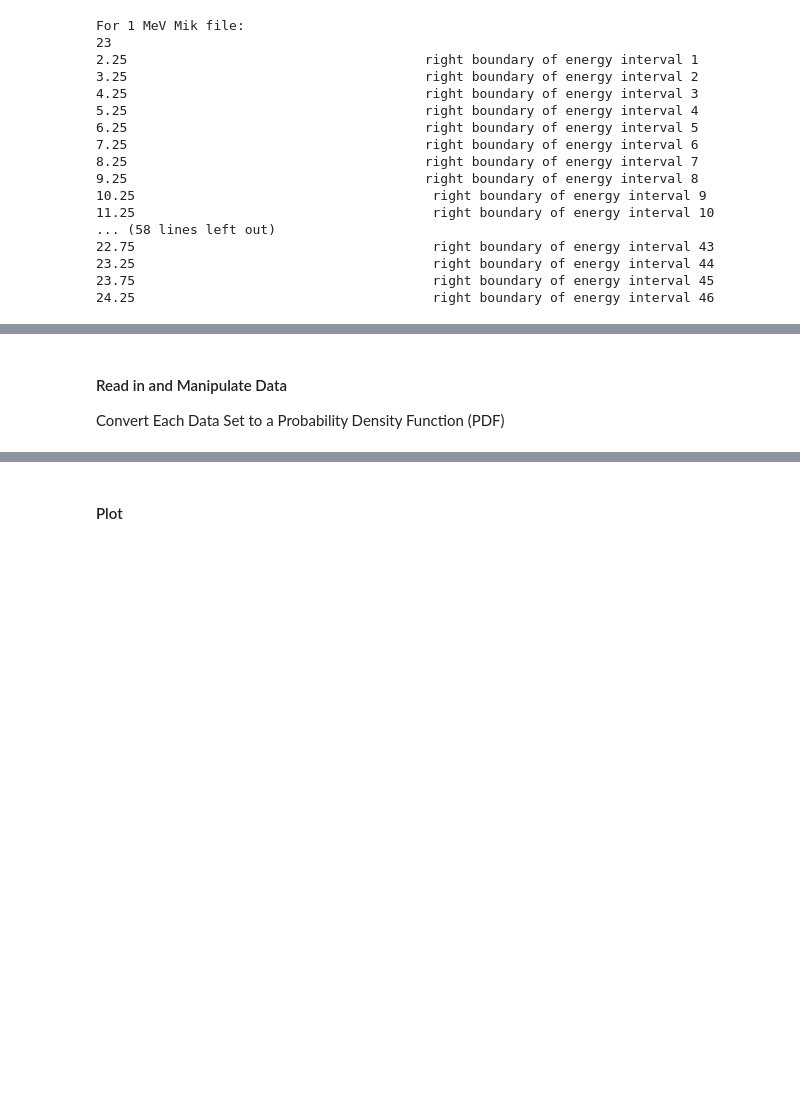
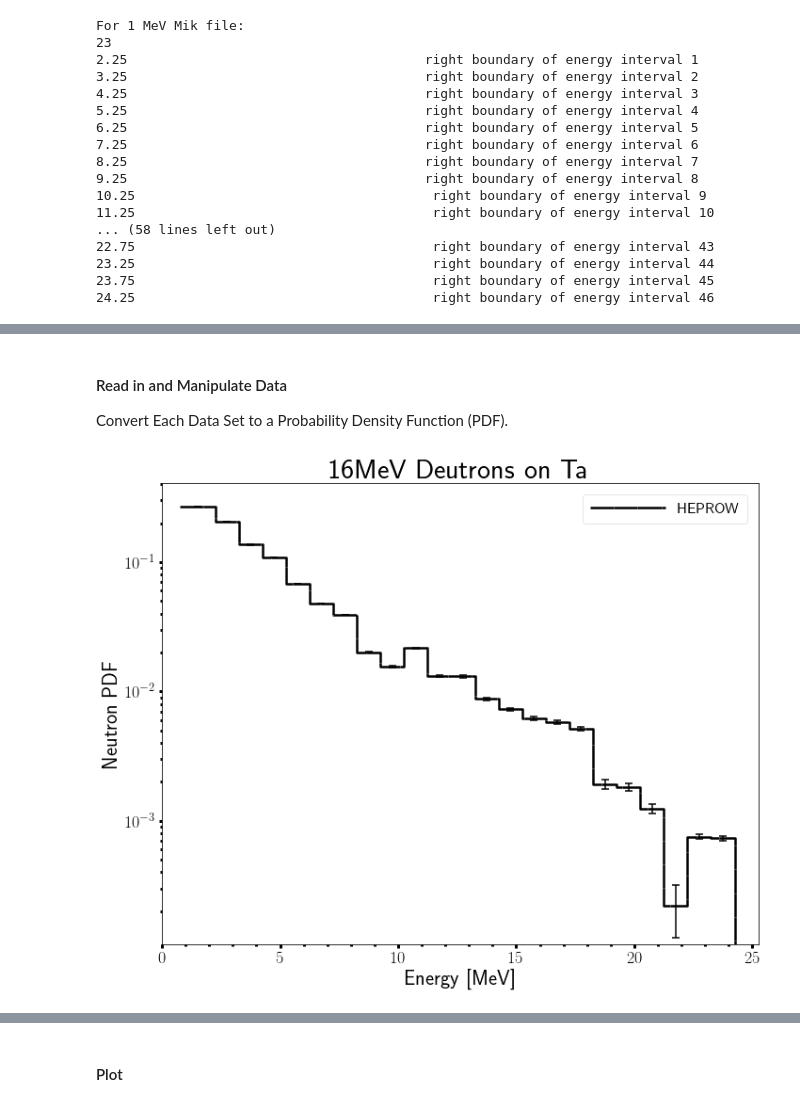
Before and after one commit to 2lambda123/88_Data, a Jupyter notebook: Experiments/PHS/16MeVTa/16MeVTa.ipynb, the cells around one changed output, grey strips where cells are left out. Drawn from its saved outputs; the diff is of its cells as text; code cells hidden in the pictures; blank space fills up the shorter version.

```diff
--- a/Experiments/PHS/16MeVTa/16MeVTa.ipynb
+++ b/Experiments/PHS/16MeVTa/16MeVTa.ipynb
@@ -948,4 +963,23 @@ nsdHeaderLines=0
+# %%
+# HEPROW Inputs:
+heprowPath = "/home/pyne-user/Dropbox/UCB/Research/ETAs/88Inch/Data/Experiments/PHS/16MeVTa/Unfold/HEPROW/"
+
+heprowName = "mik_EJ309_1.gru"
+mtxName = "MIEKE1.MTX"
+heprowBinBounds = "low"
+
+# Meulders - 16 MeV d on Au (good enough)
+meuldersPath="/home/pyne-user/Dropbox/UCB/Research/ETAs/88Inch/Data/Experiments/PHS/16MeVTa/Unfold/"
+
+meuldersName="meulders16MeVAuSpectrum_1.txt"
+meuldersBinBounds="mid"
+
+# NSD MC
+nsdPath="/home/pyne-user/Dropbox/UCB/Research/ETAs/88Inch/Data/Experiments/PHS/16MeVTa/Unfold/NSD/"
+
+nsdName="16MeVTa_NSDUnfold_1.txt"
+nsdBinBounds="mid"
 # %% [markdown]
 #### Read in and Manipulate Data
 
-Convert Each Data Set to a Probability Density Function (PDF)
+Convert Each Data Set to a Probability Density Function (PDF).
@@ -995,0 +986,33 @@ nsdHisto.buildHisto(nsdData[0],nsdData[1],uncert=nsdData[2],edgeLoc=nsdBinBounds
+# %%
+# Import data and delete zero flux bins
+heprowData = readGru(heprowPath+heprowName, delim_whitespace=True, names=['lowE', 'absFlux', 'absSigma'],
+               skiprows=3)
+heprowData = heprowData[heprowData.absFlux != 0]
+
+# Calculate covariance based uncertainty
+heprowData['absCovSigma'] = readMTX(heprowPath+mtxName).tolist()
+
+# Calculate the pdf and its uncertainty
+heprowData['pdfFlux'] = normAUBC(heprowData['absFlux'])
+heprowData['pdfSigma'] = heprowData['absSigma']/heprowData['absFlux']*heprowData['pdfFlux']
+heprowData['pdfCovSigma'] = heprowData['absCovSigma']/heprowData['absFlux']*heprowData['pdfFlux']
+
+# Build histogram object
+heprowHisto = histogram()
+heprowHisto.buildHisto(heprowData['lowE'].tolist(), heprowData['pdfFlux'].tolist(),
+                       uncert=heprowData['pdfSigma'].tolist(), edgeLoc=heprowBinBounds,
+                       name='HEPROW')
+heprowHisto.plot(logY=True, title='16MeV Deutrons on Ta', xLabel='Energy [MeV]',
+                 yLabel='Neutron PDF')
+
+# Build histogram object with errors
+heprowErrorHisto = histogram()
+heprowErrorHisto.buildHisto(heprowData['lowE'].tolist(),
+                               heprowData['pdfSigma']/heprowData['pdfFlux'].tolist(),
+                               edgeLoc=heprowBinBounds, name='HEPROW Errors')
+heprowCovErrorHisto = histogram()
+heprowCovErrorHisto.buildHisto(heprowData['lowE'].tolist(),
+                               heprowData['pdfCovSigma']/heprowData['pdfFlux'].tolist(),
+                               edgeLoc=heprowBinBounds, name='HEPROW Covariance Errors')
+# %% [output]
+[figure, added]
```
Also changed, not shown: parts of 47 cells of this notebook.
